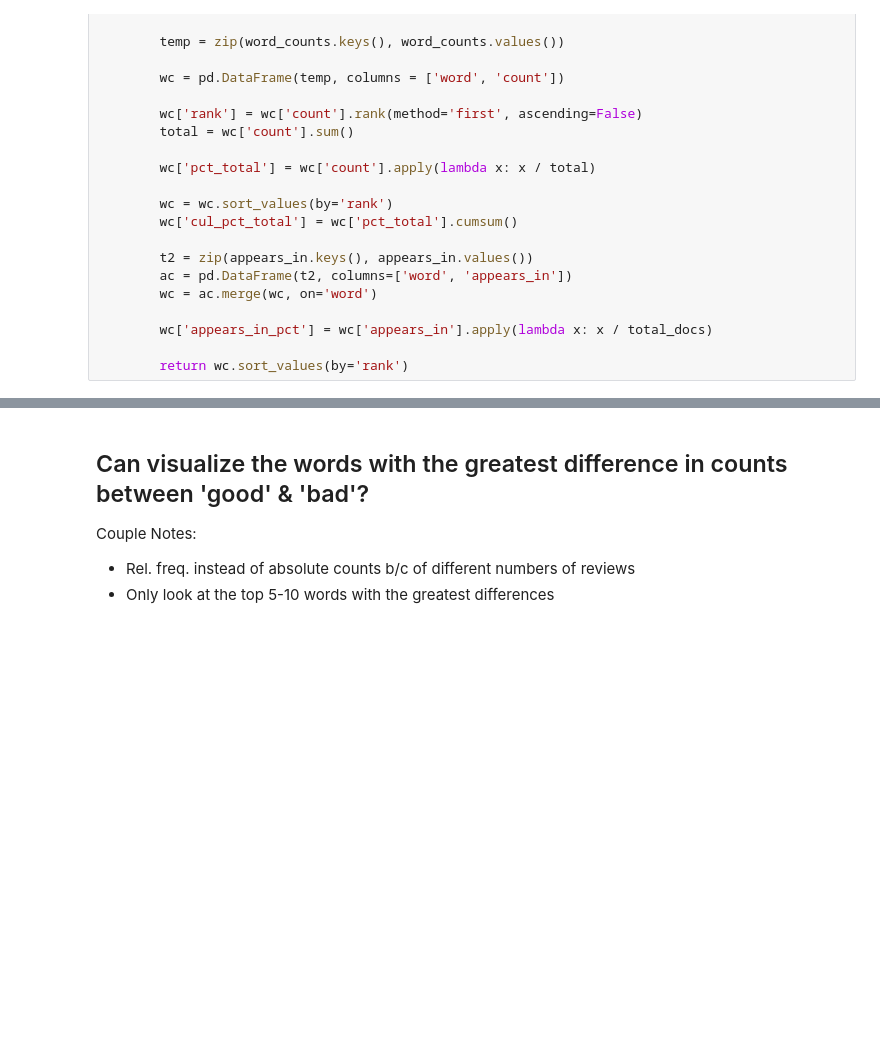
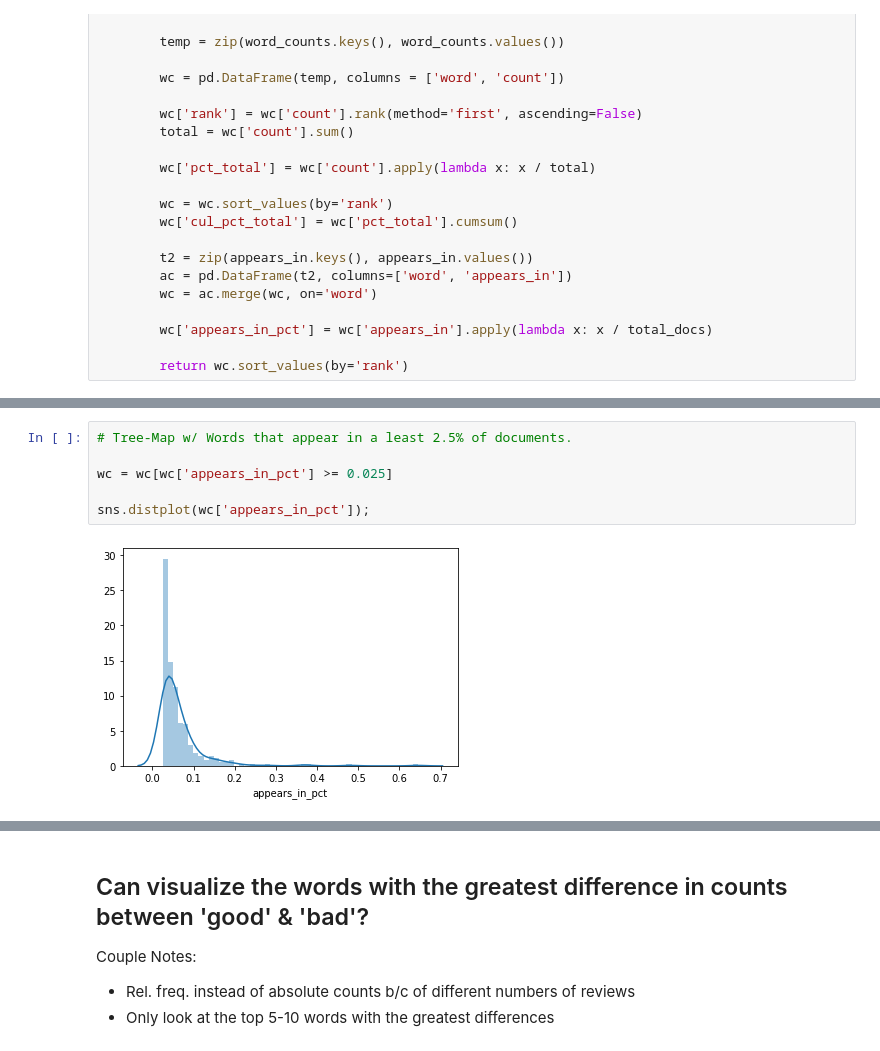
Before and after one commit to ThisIsJorgeLima/DS-Unit-4-Sprint-1-NLP, a Jupyter notebook: module1-text-data/LS_DS_411_Text_Data_Assignment.ipynb, the cells around one changed output, grey strips where cells are left out. Drawn from its saved outputs; the diff is of its cells as text; blank space fills up the shorter version.

```diff
--- a/module1-text-data/LS_DS_411_Text_Data_Assignment.ipynb
+++ b/module1-text-data/LS_DS_411_Text_Data_Assignment.ipynb
@@ -156,0 +366,8 @@ wc.head()
+# %%
+# Tree-Map w/ Words that appear in a least 2.5% of documents.
+
+wc = wc[wc['appears_in_pct'] >= 0.025]
+
+sns.distplot(wc['appears_in_pct']);
+# %% [output]
+[figure, added]
```
Also changed, not shown: parts of 40 cells of this notebook.
